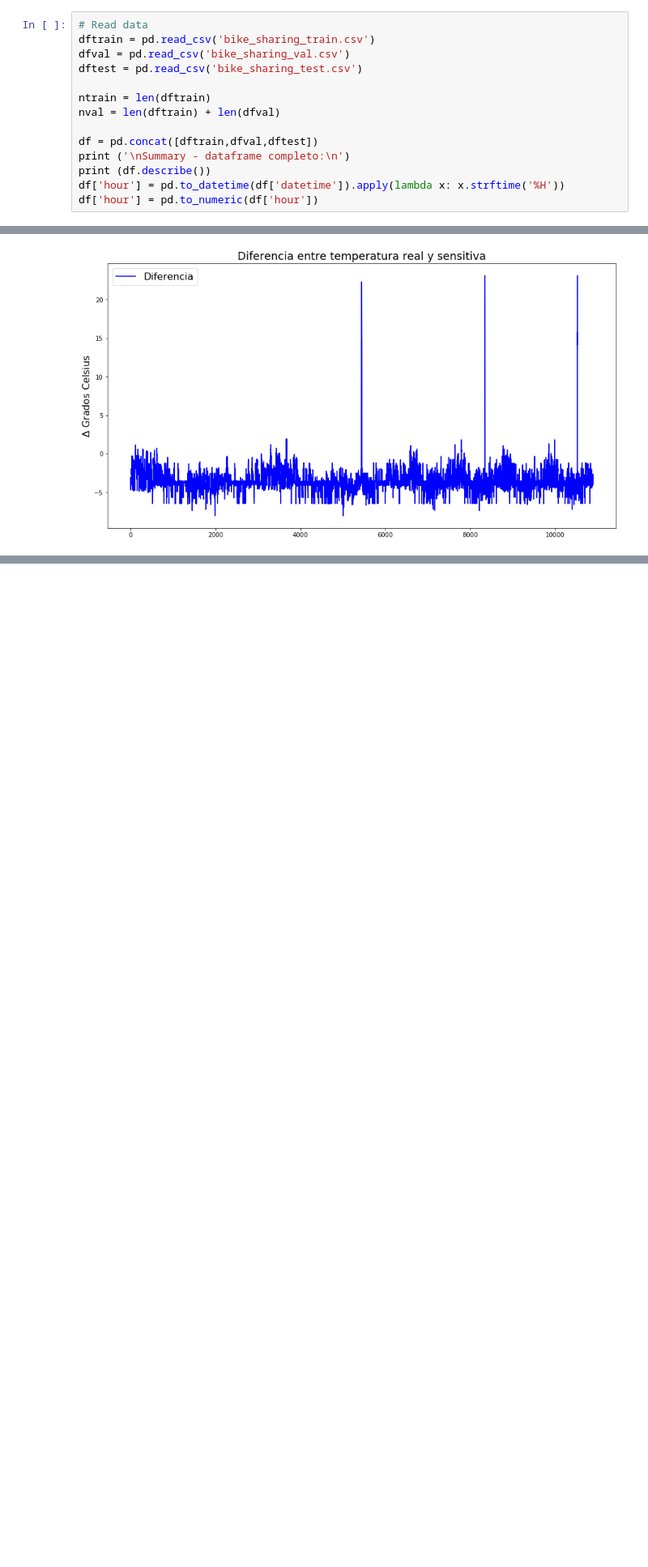
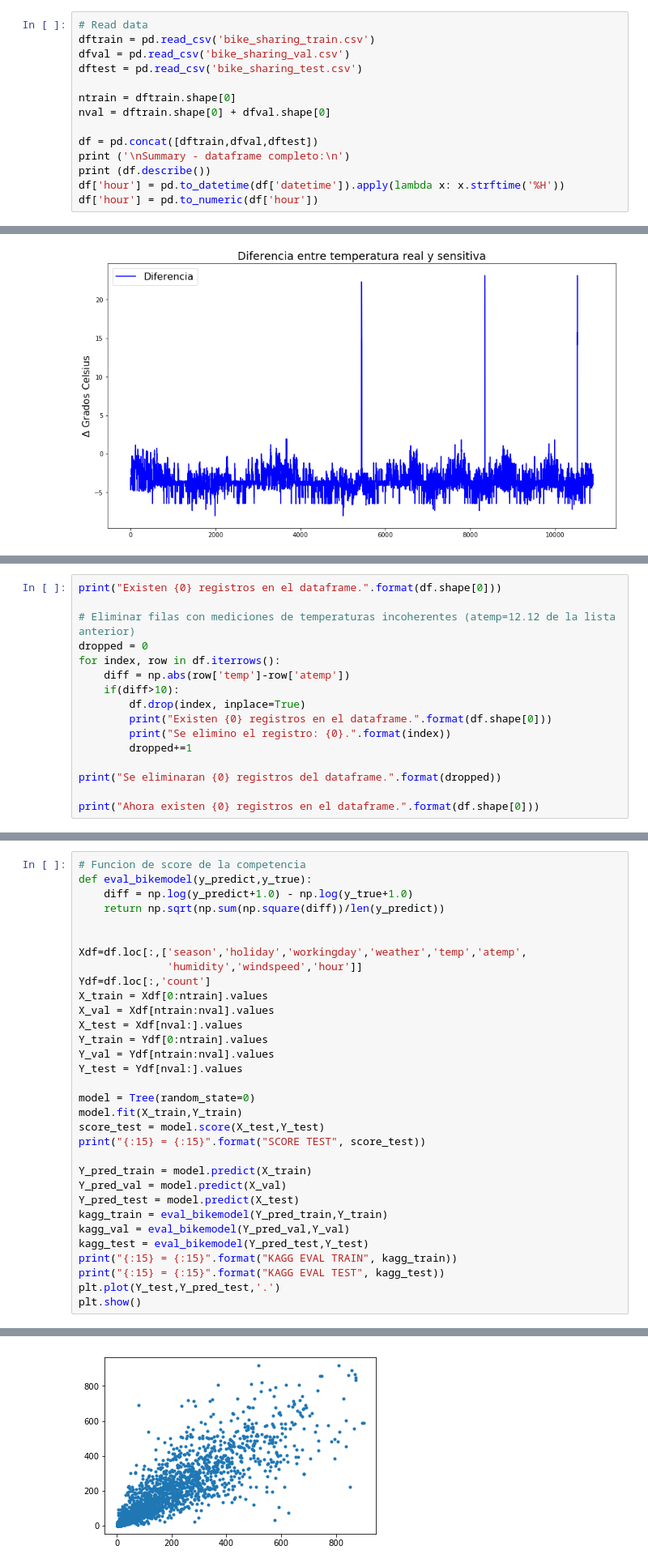
Before and after one commit to JavierL1/Tarea3-INF393, a Jupyter notebook: Untitled.ipynb, the cells around one changed output, grey strips where cells are left out. Shown: that part at 81% size. Drawn from its saved outputs; the diff is of its cells as text; blank space fills up the shorter version.

```diff
--- a/Untitled.ipynb
+++ b/Untitled.ipynb
@@ -15,8 +16,8 @@ dftrain = pd.read_csv('bike_sharing_train.csv')
 dfval = pd.read_csv('bike_sharing_val.csv')
 dftest = pd.read_csv('bike_sharing_test.csv')
 
-ntrain = len(dftrain)
-nval = len(dftrain) + len(dfval)
+ntrain = dftrain.shape[0]
+nval = dftrain.shape[0] + dfval.shape[0]
 
 df = pd.concat([dftrain,dfval,dftest])
 print ('\nSummary - dataframe completo:\n')
@@ -259,3 +260,19 @@ for index, row in df.iterrows():
    14.12    |  26.24   |   12.12   |    73     |  Despejado
    14.12    |  26.24   |   12.12   |    73     |  Despejado
    23.14    |  35.26   |   12.12   |    30     |  Despejado
+# %%
+print("Existen {0} registros en el dataframe.".format(df.shape[0]))
+
+# Eliminar filas con mediciones de temperaturas incoherentes (atemp=12.12 de la lista anterior)
+dropped = 0
+for index, row in df.iterrows():
+    diff = np.abs(row['temp']-row['atemp'])
+    if(diff>10):
+        df.drop(index, inplace=True)
+        print("Existen {0} registros en el dataframe.".format(df.shape[0]))
+        print("Se elimino el registro: {0}.".format(index))
+        dropped+=1
+
+print("Se eliminaran {0} registros del dataframe.".format(dropped))
+
+print("Ahora existen {0} registros en el dataframe.".format(df.shape[0]))
@@ -353,0 +391,33 @@ print("{:^15}|{:^13}|{:^13}|{:^13.5}|{:^13.5}|{:^13}".format("Tormenta", np.max(
+# %%
+# Funcion de score de la competencia
+def eval_bikemodel(y_predict,y_true):
+    diff = np.log(y_predict+1.0) - np.log(y_true+1.0)
+    return np.sqrt(np.sum(np.square(diff))/len(y_predict))
+
+
+Xdf=df.loc[:,['season','holiday','workingday','weather','temp','atemp',
+              'humidity','windspeed','hour']]
+Ydf=df.loc[:,'count']
+X_train = Xdf[0:ntrain].values
+X_val = Xdf[ntrain:nval].values
+X_test = Xdf[nval:].values
+Y_train = Ydf[0:ntrain].values
+Y_val = Ydf[ntrain:nval].values
+Y_test = Ydf[nval:].values
+
+model = Tree(random_state=0)
+model.fit(X_train,Y_train)
+score_test = model.score(X_test,Y_test)
+print("{:15} = {:15}".format("SCORE TEST", score_test))
+
+Y_pred_train = model.predict(X_train)
+Y_pred_val = model.predict(X_val)
+Y_pred_test = model.predict(X_test)
+kagg_train = eval_bikemodel(Y_pred_train,Y_train)
+kagg_val = eval_bikemodel(Y_pred_val,Y_val)
+kagg_test = eval_bikemodel(Y_pred_test,Y_test)
+print("{:15} = {:15}".format("KAGG EVAL TRAIN", kagg_train))
+print("{:15} = {:15}".format("KAGG EVAL TEST", kagg_test))
+plt.plot(Y_test,Y_pred_test,'.')
+plt.show()
+# %% [output]
@@ -353,0 +427 @@ print("{:^15}|{:^13}|{:^13}|{:^13.5}|{:^13.5}|{:^13}".format("Tormenta", np.max(
+[figure, added]
```
Also changed, not shown: parts of 12 cells of this notebook.
